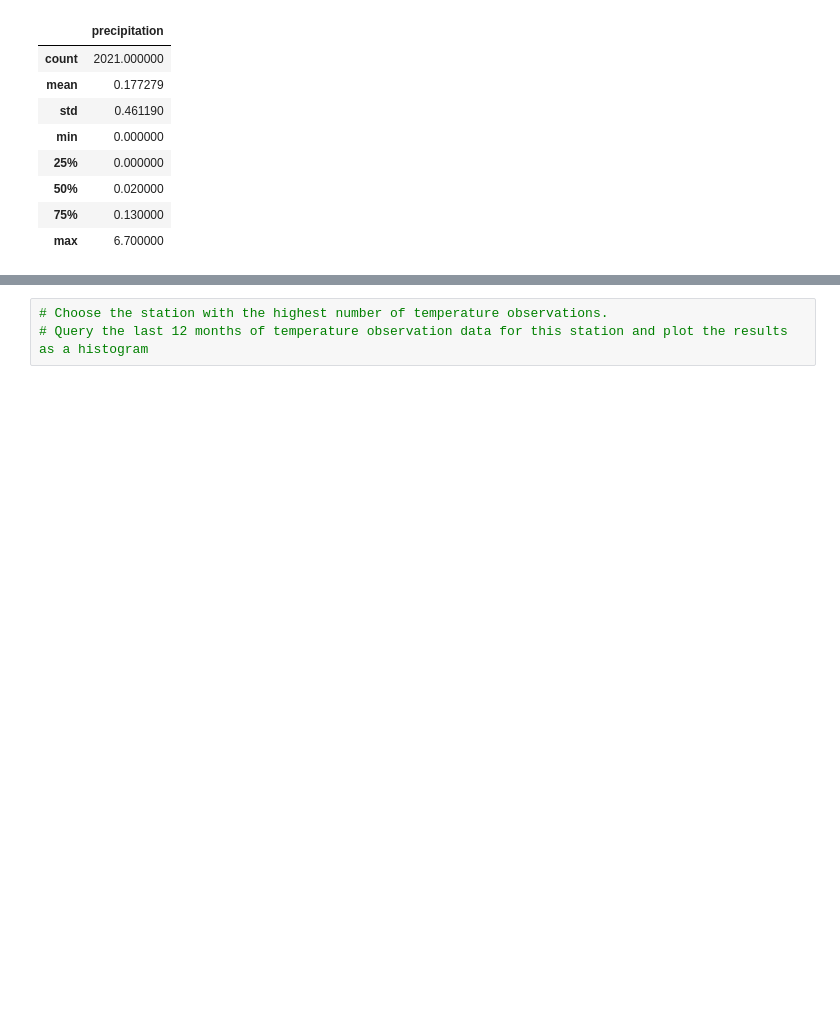
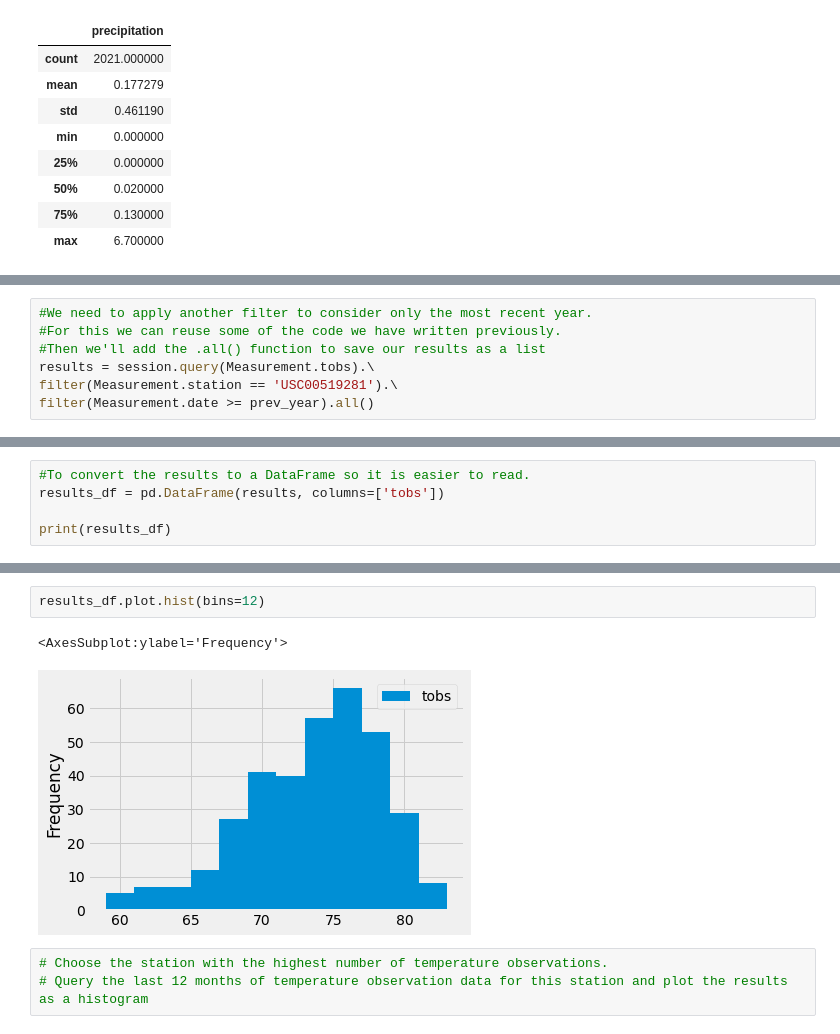
Before and after one commit to taviosammy/surfs_up, a Jupyter notebook: climate_analysis.ipynb, the cells around one changed output, grey strips where cells are left out. Saved outputs shown, nothing was run; the diff lists cells and outputs as text; blank space fills up the shorter version.

```diff
--- a/climate_analysis.ipynb
+++ b/climate_analysis.ipynb
@@ -171,0 +218,7 @@ results_df.describe()
+# %%
+#We need to apply another filter to consider only the most recent year.
+#For this we can reuse some of the code we have written previously.
+#Then we'll add the .all() function to save our results as a list
+results = session.query(Measurement.tobs).\
+filter(Measurement.station == 'USC00519281').\
+filter(Measurement.date >= prev_year).all()
@@ -171,0 +229,5 @@ results_df.describe()
+# %%
+#To convert the results to a DataFrame so it is easier to read.
+results_df = pd.DataFrame(results, columns=['tobs'])
+
+print(results_df)
@@ -172,3 +249,8 @@ results_df.describe()
+# %%
+results_df.plot.hist(bins=12)
+# %% [output]
+<AxesSubplot:ylabel='Frequency'>
+[figure, added]
 # %%
 # Choose the station with the highest number of temperature observations.
 # Query the last 12 months of temperature observation data for this station and plot the results as a histogram
```
Also changed, not shown: parts of 10 cells of this notebook.
